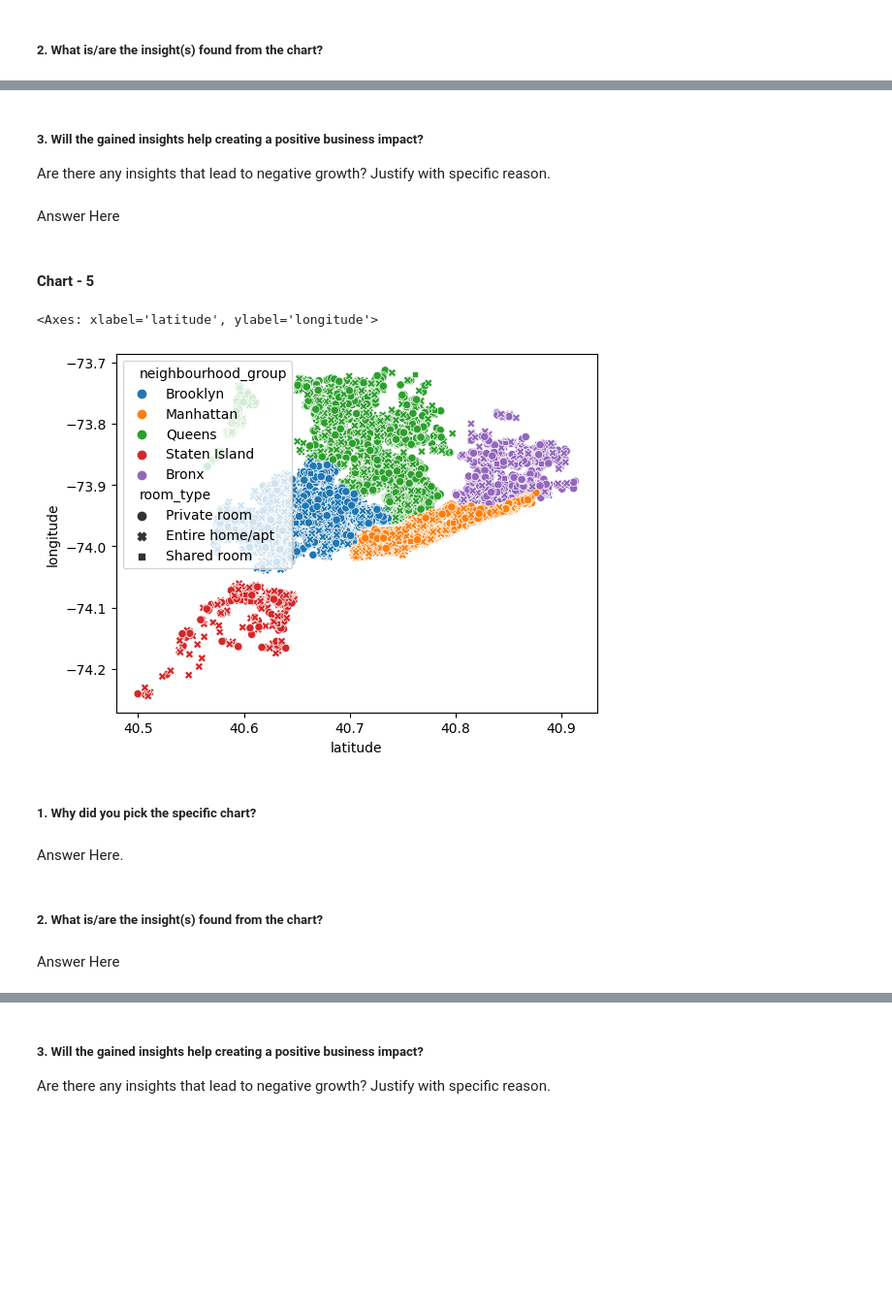
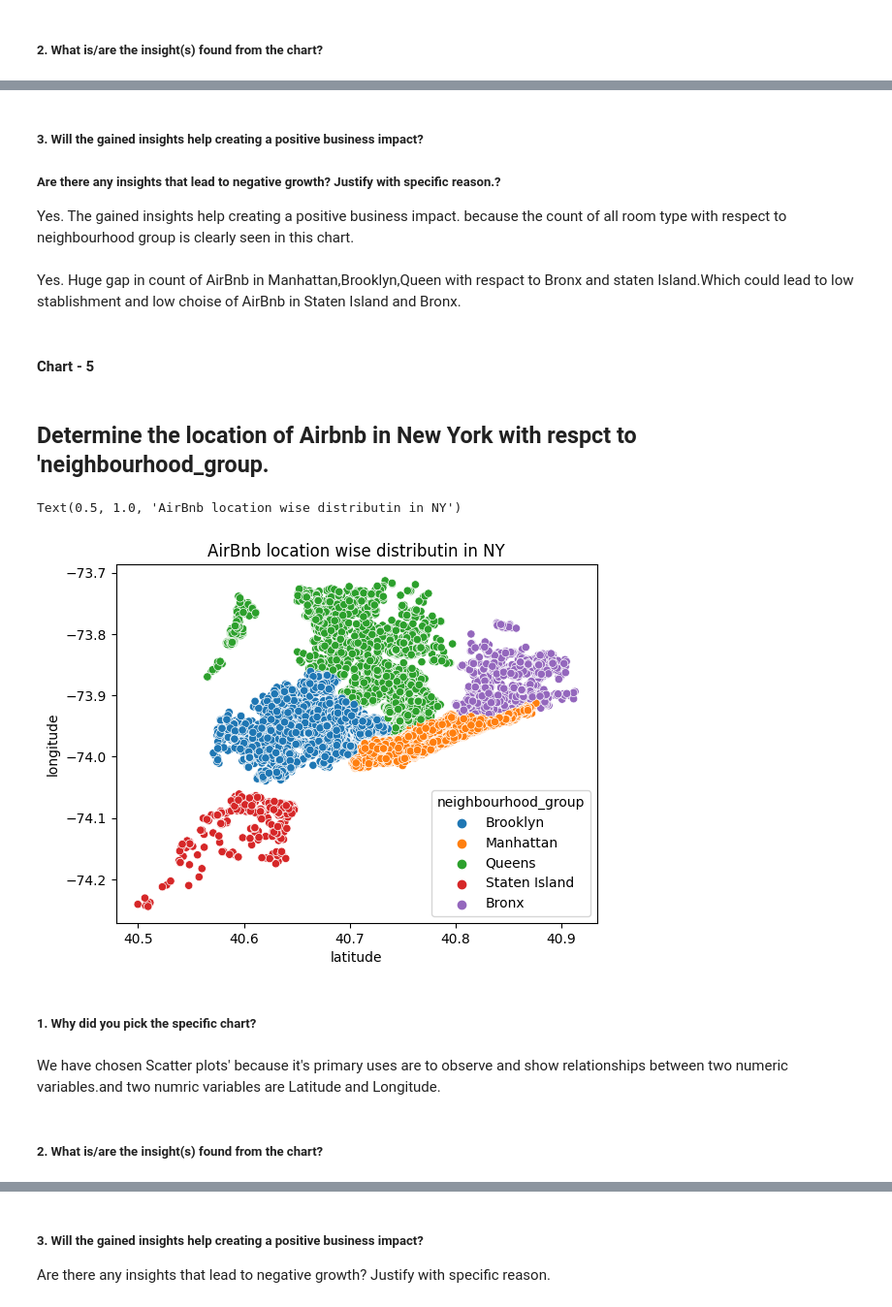
Before and after one commit to Dheerajraghava/Dheerajraghav_Airbnb_Bookings_Analysis_Capstone_Project, a Jupyter notebook: Copy_of_Sample_EDA_Submission_Template.ipynb, the cells around one changed output, grey strips where cells are left out. Shown at 97% size. Saved outputs shown, nothing was run; the diff lists cells and outputs as text; code cells hidden in the pictures; blank space fills up the shorter version.

```diff
--- a/Copy_of_Sample_EDA_Submission_Template.ipynb
+++ b/Copy_of_Sample_EDA_Submission_Template.ipynb
@@ -862,22 +869,25 @@ Answer Here
 # %% [markdown]
 ##### 3. Will the gained insights help creating a positive business impact?
-Are there any insights that lead to negative growth? Justify with specific reason.
+##### Are there any insights that lead to negative growth? Justify with specific reason.?
+
+Yes. The gained insights help creating a positive business impact. because the count of all room type with respect to neighbourhood group is clearly seen in this chart.
-# %% [markdown]
-Answer Here
+# %% [markdown]
+
+Yes. Huge gap in count of AirBnb in Manhattan,Brooklyn,Queen with respact to Bronx and staten Island.Which could lead to low stablishment and low choise of AirBnb in Staten Island and Bronx.
 # %% [markdown]
 #### Chart - 5
+# %% [markdown]
+## Determine the location of Airbnb in New York with respct to 'neighbourhood_group.
 # %%
 # Chart - 5 visualization code
-
-sns.scatterplot(data=data1,x='latitude', y='longitude',hue='neighbourhood_group',style='room_type')
+d4=sns.scatterplot(data=data1,x='latitude', y='longitude',hue='neighbourhood_group')
+d4.set_title('AirBnb location wise distributin in NY')
 # %% [output]
-<Axes: xlabel='latitude', ylabel='longitude'>
+Text(0.5, 1.0, 'AirBnb location wise distributin in NY')
-[figure, old version]
+[figure, new version]
 # %% [markdown]
 ##### 1. Why did you pick the specific chart?
-# %% [markdown]
-Answer Here.
+# %% [markdown]
+We have chosen Scatter plots' because it's primary uses are to observe and show relationships between two numeric variables.and two numric variables are Latitude and Longitude.
 # %% [markdown]
 ##### 2. What is/are the insight(s) found from the chart?
-# %% [markdown]
-Answer Here
```
Also changed, not shown: parts of 11 cells of this notebook.
